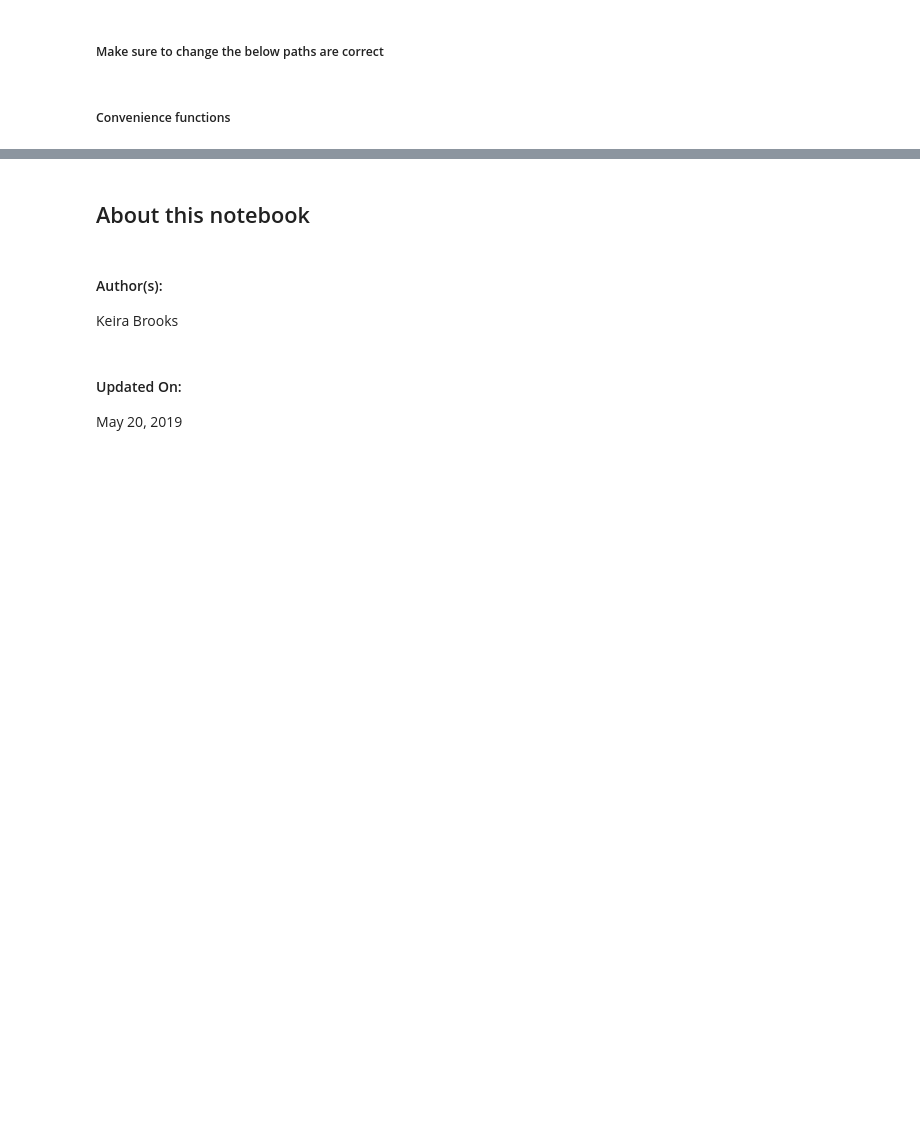
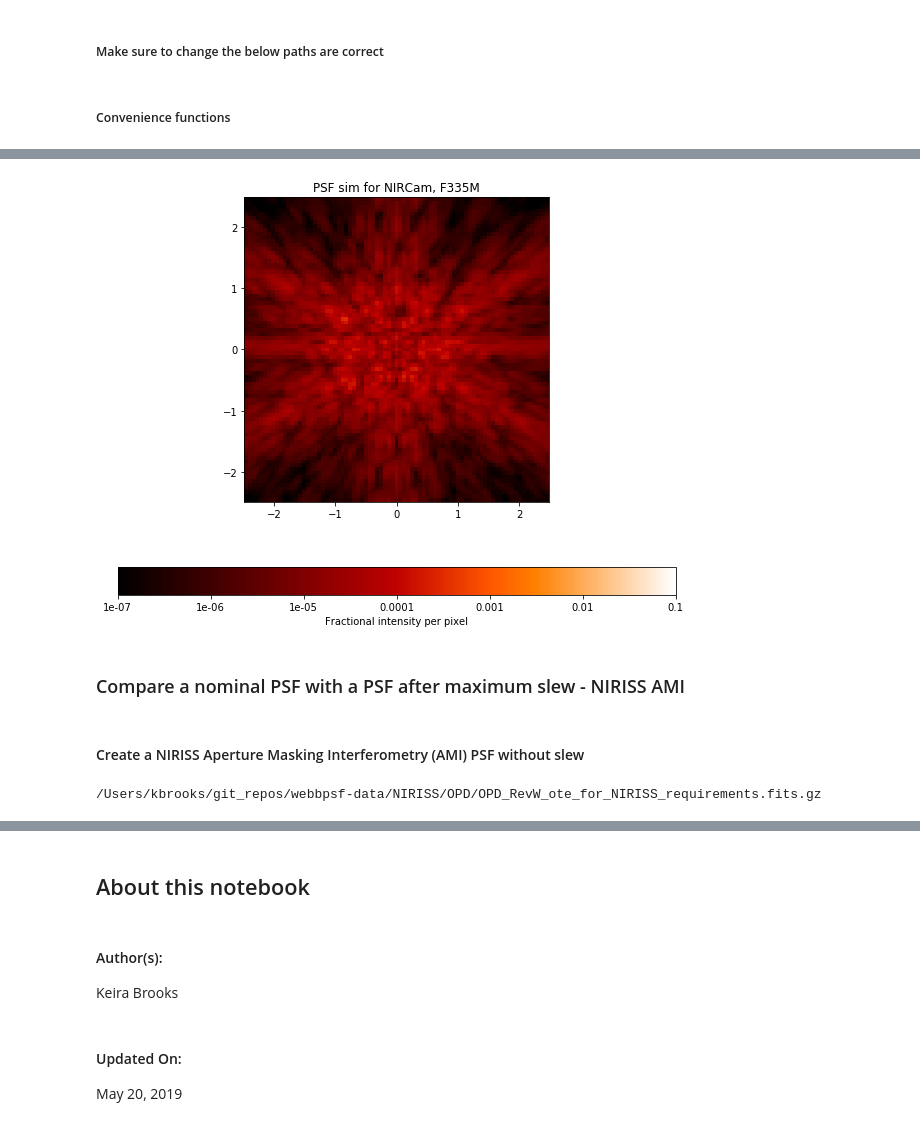
Before and after one commit to spacetelescope/webbpsf, a Jupyter notebook: notebooks/Example Construction of OPDs from Delta Time After Slew.ipynb, the cells around one changed output, grey strips where cells are left out. Saved outputs shown, nothing was run; the diff lists cells and outputs as text; code cells hidden in the pictures; blank space fills up the shorter version.

```diff
--- a/notebooks/Example Construction of OPDs from Delta Time After Slew.ipynb
+++ b/notebooks/Example Construction of OPDs from Delta Time After Slew.ipynb
@@ -438,0 +412,11 @@ plt.show()
+# %%
+nc2 = webbpsf.NIRCam()
+# Apply coronagraphic mask with corresponding filter
+nc2.image_mask = 'MASK335R'
+nc2.filter = 'F335M'
+# %%
+# Get OPDs to combine
+# Use the requirements OPD as your base
+# Use the 1d otelm object as your delta
+nc2.pupilopd = combine_opds(req_opd_nrc, otelm_1d, verbose=False)
+print(nc2.pupilopd)
@@ -438,0 +426,11 @@ plt.show()
+# %%
+psf_nc2 = nc2.calc_psf(oversample=4)     # returns an astropy.io.fits.HDUlist containing PSF and header
+# %%
+fig, ax = plt.subplots(1, 1, figsize=(10,8))
+webbpsf.display_psf(psf_nc2, ext=1, ax=ax, colorbar=True, colorbar_orientation='horizontal')
+plt.show()
+# %% [output]
+[figure, added]
+# %% [markdown]
+<a id='section4.3'></a>
+###  Compare a nominal PSF with a PSF after maximum slew - NIRISS AMI
@@ -438,0 +439,12 @@ plt.show()
+# %% [markdown]
+#### Create a NIRISS Aperture Masking Interferometry (AMI) PSF without slew
+# %%
+niriss1 = webbpsf.NIRISS()
+# Apply coronagraphic mask with corresponding filter
+niriss1.filter = "F380M"
+niriss1.pupil_mask = "MASK_NRM"
+
+niriss1.pupilopd = req_opd_nrs
+print(niriss1.pupilopd)
+# %% [output]
+/Users/kbrooks/git_repos/webbpsf-data/NIRISS/OPD/OPD_RevW_ote_for_NIRISS_requirements.fits.gz
```
Also changed, not shown: parts of 43 cells of this notebook.
